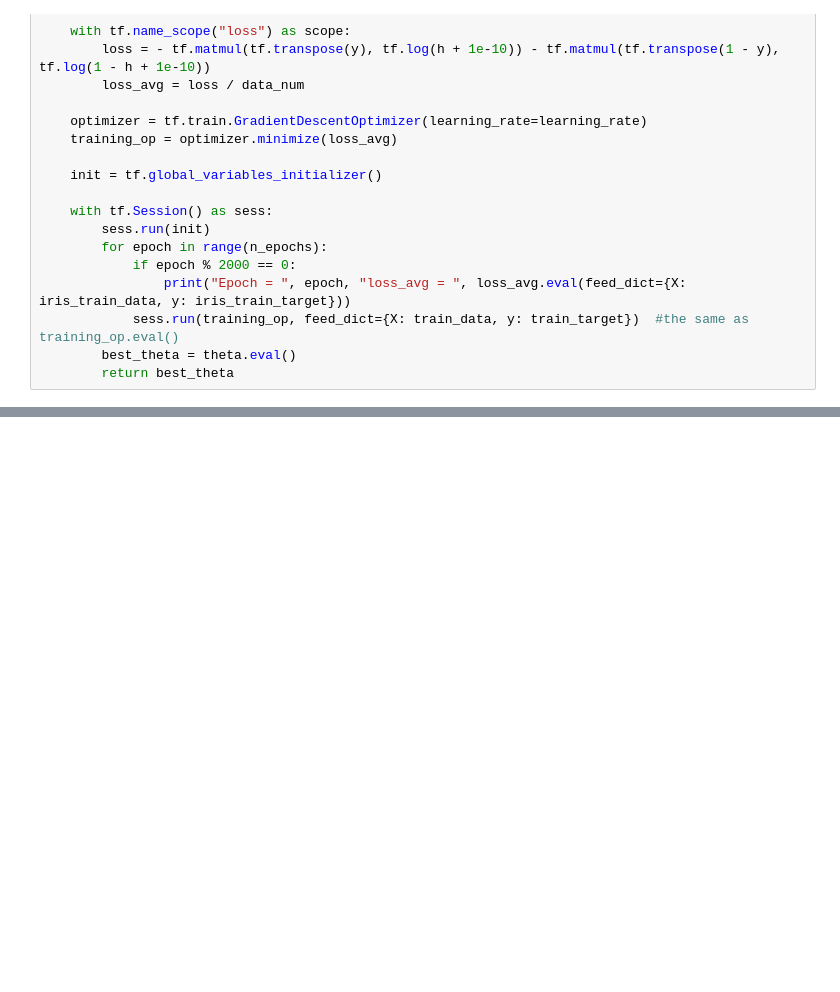
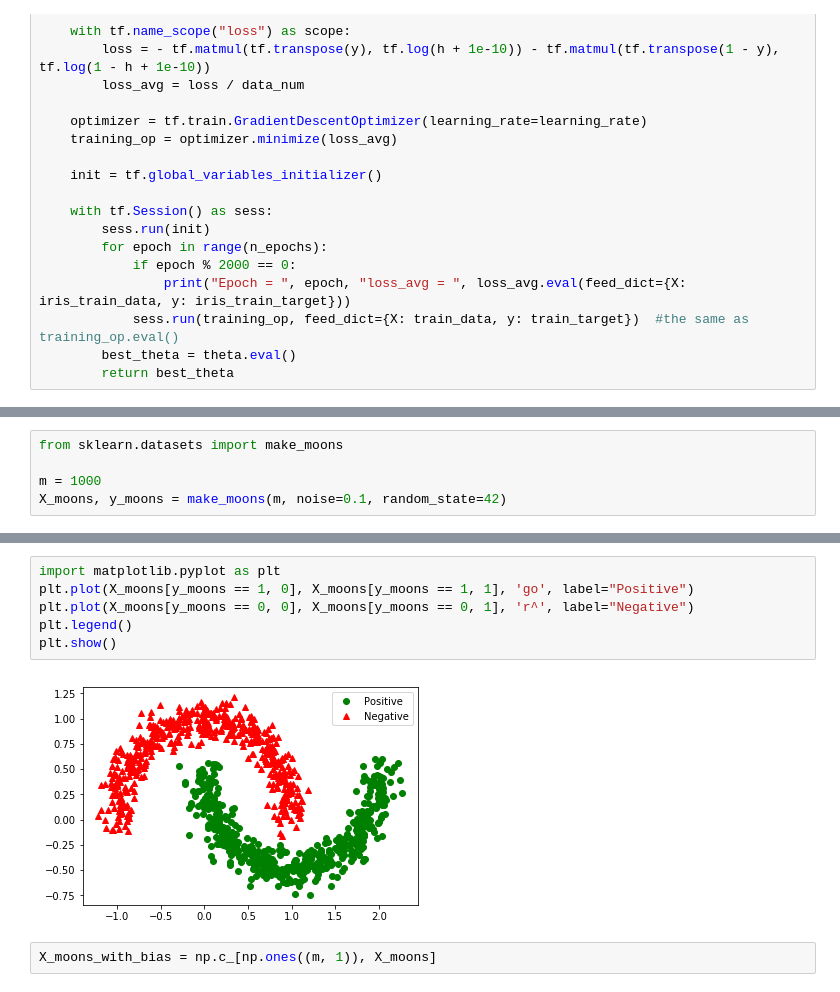
Before and after one commit to boyuanf/HandsOnML, a Jupyter notebook: Chapter_9_Up_and_Running_with_TensorFlow.ipynb, the cells around one changed output, grey strips where cells are left out. Saved outputs shown, nothing was run; the diff lists cells and outputs as text; blank space fills up the shorter version.

```diff
--- a/Chapter_9_Up_and_Running_with_TensorFlow.ipynb
+++ b/Chapter_9_Up_and_Running_with_TensorFlow.ipynb
@@ -720,0 +767,5 @@ precision_score(iris_test_target, test_predict)
+# %%
+from sklearn.datasets import make_moons
+
+m = 1000
+X_moons, y_moons = make_moons(m, noise=0.1, random_state=42)
@@ -720,0 +800,10 @@ precision_score(iris_test_target, test_predict)
+# %%
+import matplotlib.pyplot as plt
+plt.plot(X_moons[y_moons == 1, 0], X_moons[y_moons == 1, 1], 'go', label="Positive")
+plt.plot(X_moons[y_moons == 0, 0], X_moons[y_moons == 0, 1], 'r^', label="Negative")
+plt.legend()
+plt.show()
+# %% [output]
+[figure, added]
+# %%
+X_moons_with_bias = np.c_[np.ones((m, 1)), X_moons]
```
Also changed, not shown: parts of 55 cells of this notebook.
